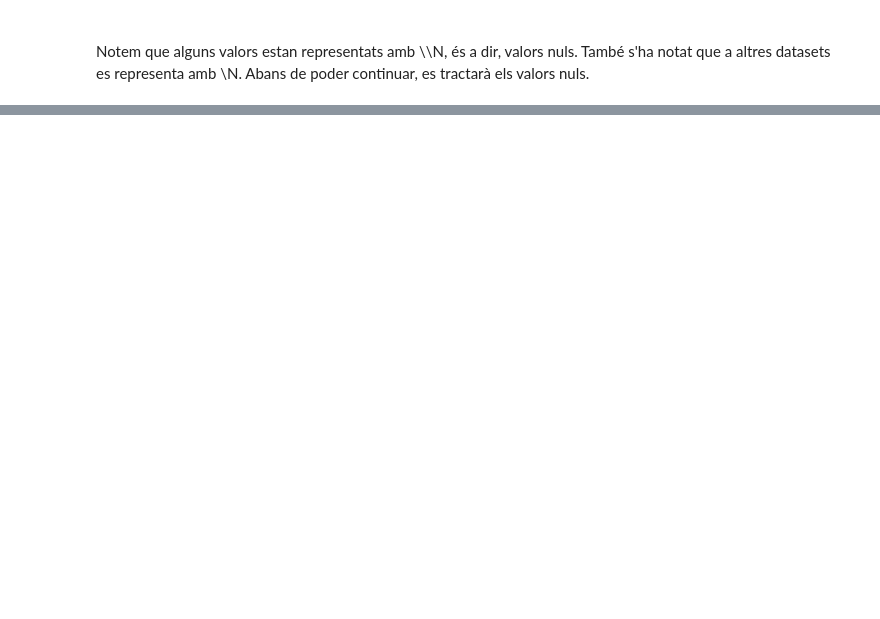
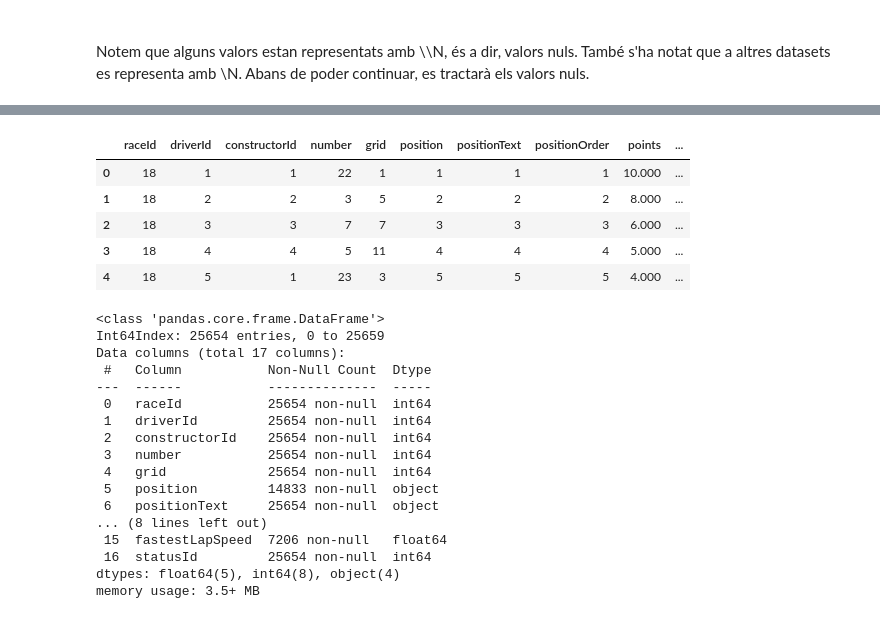
Before and after one commit to Nara-On/Practica3APC-Kaggle, a Jupyter notebook: Practica3APC-Kaggle.ipynb, the cells around one changed output, grey strips where cells are left out. Cells and saved outputs as stored; diff of their text form; code cells hidden in the pictures; blank space fills up the shorter version.

```diff
--- a/Practica3APC-Kaggle.ipynb
+++ b/Practica3APC-Kaggle.ipynb
@@ -417,7 +424,7 @@ Rang fastestLapTime:  6627
 Notem que alguns valors estan representats amb \\\N, és a dir, valors nuls. També s'ha notat que a altres datasets es representa amb \\N. Abans de poder continuar, es tractarà els valors nuls.
 # %%
 for atr in labelCategoric:
-    results.loc[(results[atr] == '\\N'), atr] = np.nan
+    dataset.loc[(dataset[atr] == '\\N'), atr] = np.nan
 
-print(results.isnull().sum()/len(results)*100)
+print(dataset.isnull().sum()/len(dataset)*100)
 # %% [output]
@@ -447,3 +453,6 @@ Per l'atribut number, es pot quitar les instancies amb nuls ja que hi ha menys d
 # %%
 # Tractament nulls
-results = results[~results['number'].isnull()]
+dataset = dataset[~dataset['number'].isnull()]
+dataset['number'] = dataset['number'].astype('int64')
+
+print(dataset.isnull().sum()/len(dataset)*100)
@@ -449,0 +484,40 @@ results = results[~results['number'].isnull()]
+# %%
+# Tractament milliseconds
+dataset["milliseconds"] = dataset["milliseconds"].astype('float64')
+
+# Tractament rank
+dataset["rank"] = dataset["rank"].astype('float64')
+
+# Tractament fastestLap
+dataset["fastestLap"] = dataset["fastestLap"].astype('float64')
+
+# Tractament fastestLapSpeed
+dataset["fastestLapSpeed"] = dataset["fastestLapSpeed"].astype('float64')
+
+display(dataset.head())
+print("\n")
+dataset.info()
+# %% [output]
+|  | raceId | driverId | constructorId | number | grid | position | positionText | positionOrder | points | ... |
+| 0 | 18 | 1 | 1 | 22 | 1 | 1 | 1 | 1 | 10.000 | ... |
+| 1 | 18 | 2 | 2 | 3 | 5 | 2 | 2 | 2 | 8.000 | ... |
+| 2 | 18 | 3 | 3 | 7 | 7 | 3 | 3 | 3 | 6.000 | ... |
+| 3 | 18 | 4 | 4 | 5 | 11 | 4 | 4 | 4 | 5.000 | ... |
+| 4 | 18 | 5 | 1 | 23 | 3 | 5 | 5 | 5 | 4.000 | ... |
+<class 'pandas.core.frame.DataFrame'>
+Int64Index: 25654 entries, 0 to 25659
+Data columns (total 17 columns):
+ #   Column           Non-Null Count  Dtype
+---  ------           --------------  -----
+ 0   raceId           25654 non-null  int64
+ 1   driverId         25654 non-null  int64
+ 2   constructorId    25654 non-null  int64
+ 3   number           25654 non-null  int64
+ 4   grid             25654 non-null  int64
+ 5   position         14833 non-null  object
+ 6   positionText     25654 non-null  object
+... (8 lines left out)
+ 15  fastestLapSpeed  7206 non-null   float64
+ 16  statusId         25654 non-null  int64
+dtypes: float64(5), int64(8), object(4)
+memory usage: 3.5+ MB
```
Also changed, not shown: parts of 16 cells of this notebook.
